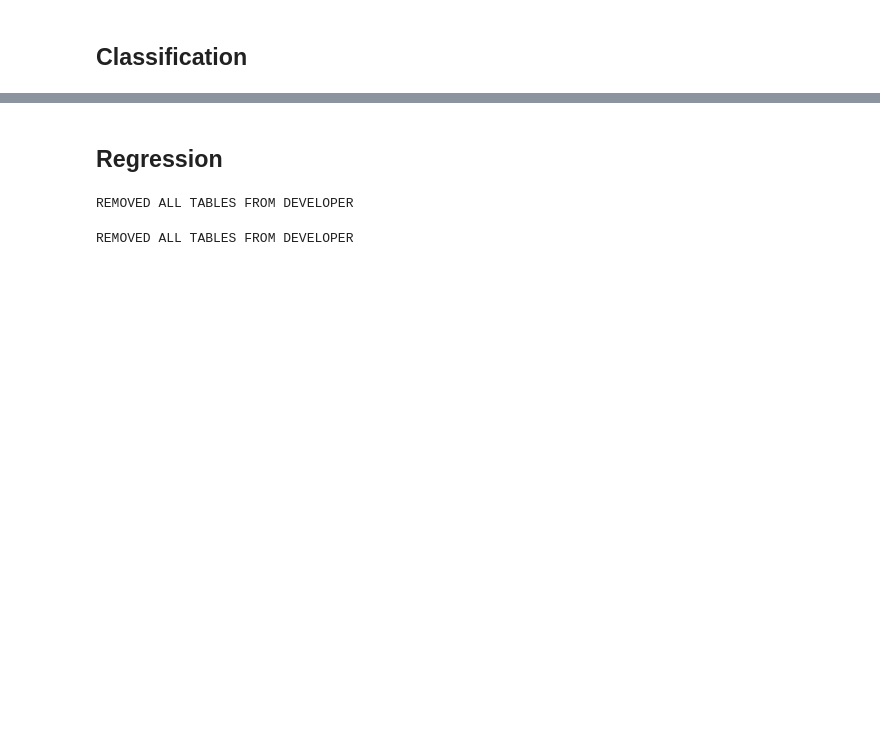
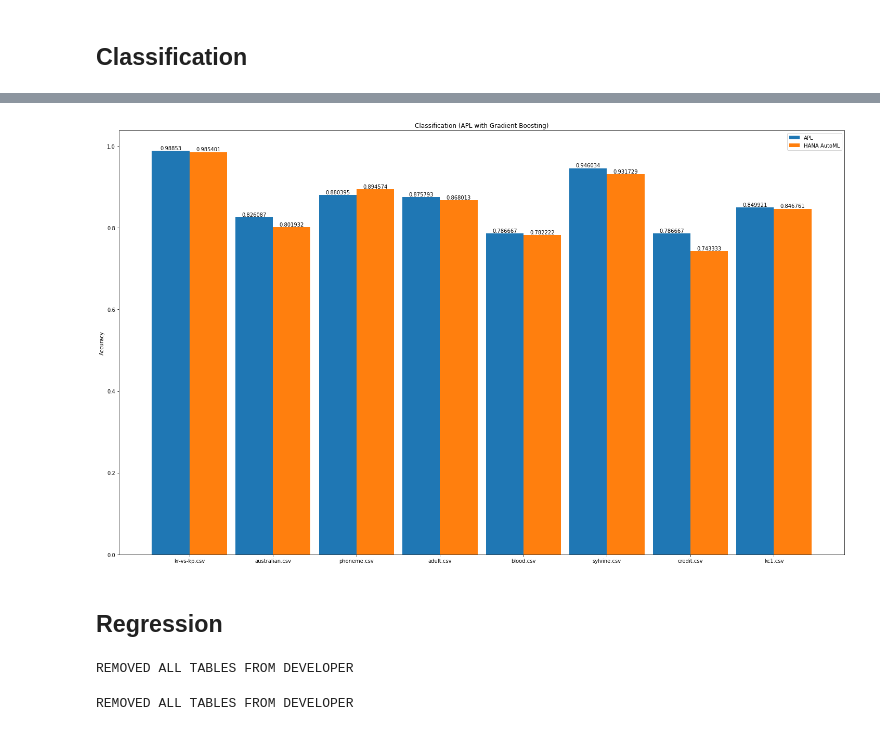
Before and after one commit to dan0nchik/SAP-HANA-AutoML, a Jupyter notebook: comparison_openml.ipynb, the cells around one changed output, grey strips where cells are left out. Cells and saved outputs as stored; diff of their text form; code cells hidden in the pictures; blank space fills up the shorter version.

```diff
--- a/comparison_openml.ipynb
+++ b/comparison_openml.ipynb
@@ -16,4 +16,4 @@ import time
 [interactive output not drawn]
 # %%
 b = Benchmark(connection_context)
-GRADIENT = False
+GRADIENT = True
@@ -105,5 +152,9 @@ finish(b)
 # %%
+hana_acc = [0.985401, 0.801932, 0.894574, 0.868013, 0.782222, 0.931729, 0.743333, 0.8467610]
+apl_acc = [0.9885297184567258, 0.8260869565217391, 0.8803945745992602, 0.8757933528970177, 0.7866666666666666, 0.9460338101430429, 0.7866666666666666, 0.8499210110584519]
 plot_results(task='Classification', boosting=GRADIENT)
+# %% [output]
+[figure, added]
 # %% [markdown]
 ## Regression
 # %%
```
Also changed, not shown: parts of 33 cells of this notebook, 5 other files.
